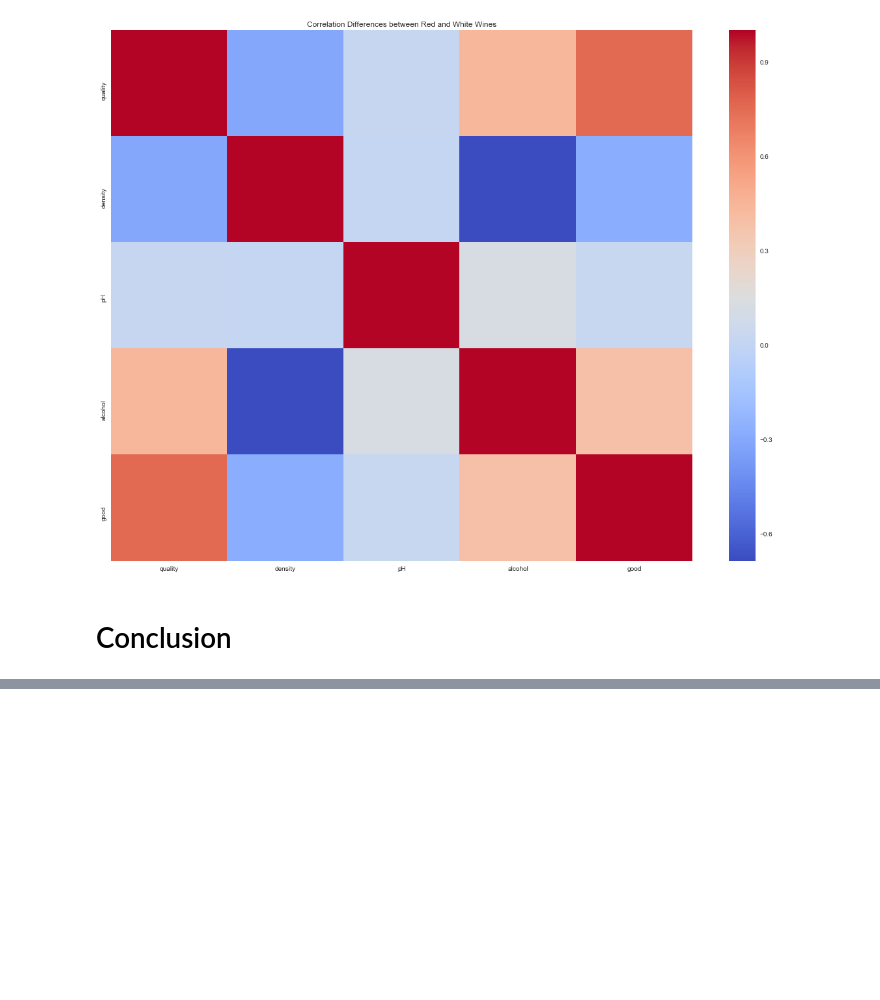
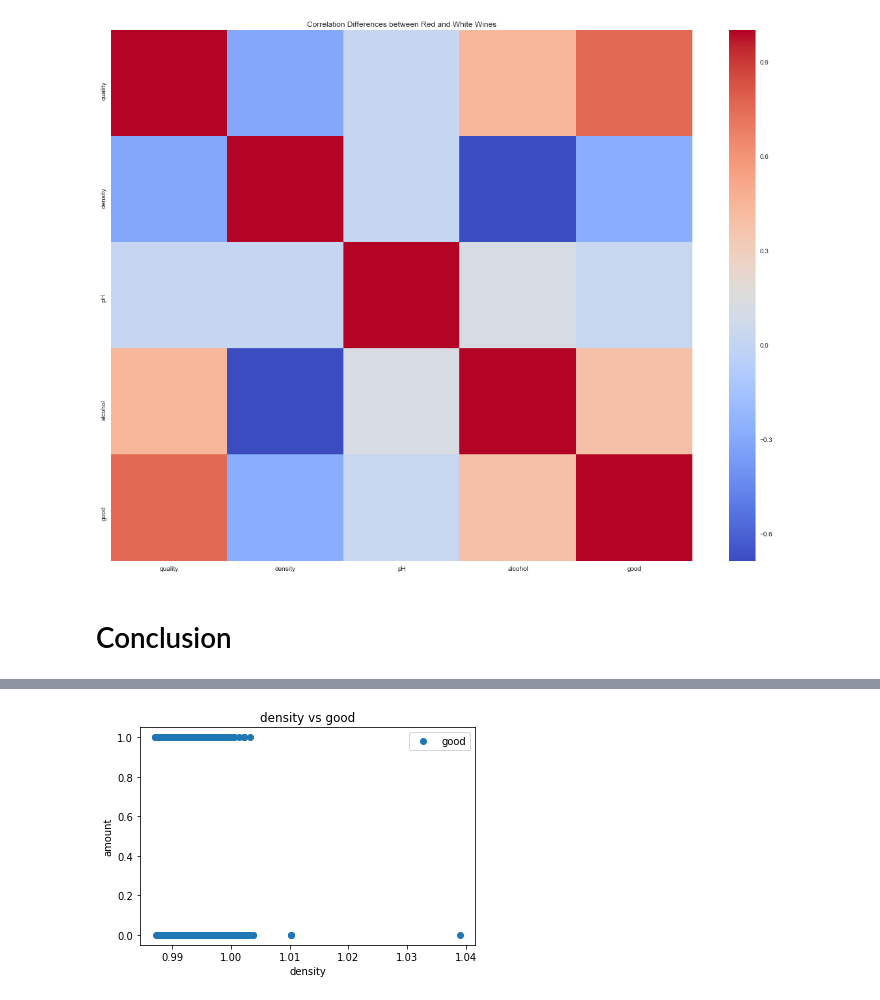
Before and after one commit to War10c3/Pyhton-Project, a Jupyter notebook: Untitled1.ipynb, the cells around one changed output, grey strips where cells are left out. Cells and saved outputs as stored; diff of their text form; code cells hidden in the pictures; blank space fills up the shorter version.

```diff
--- a/Untitled1.ipynb
+++ b/Untitled1.ipynb
@@ -310,0 +330,8 @@ sns.heatmap(corr,
+# %%
+dataset.plot(x='density', y='good', style='o')
+plt.title('density vs good')
+plt.xlabel('density')
+plt.ylabel('amount')
+plt.show()
+# %% [output]
+[figure, added]
```
Also changed, not shown: parts of 35 cells of this notebook.
